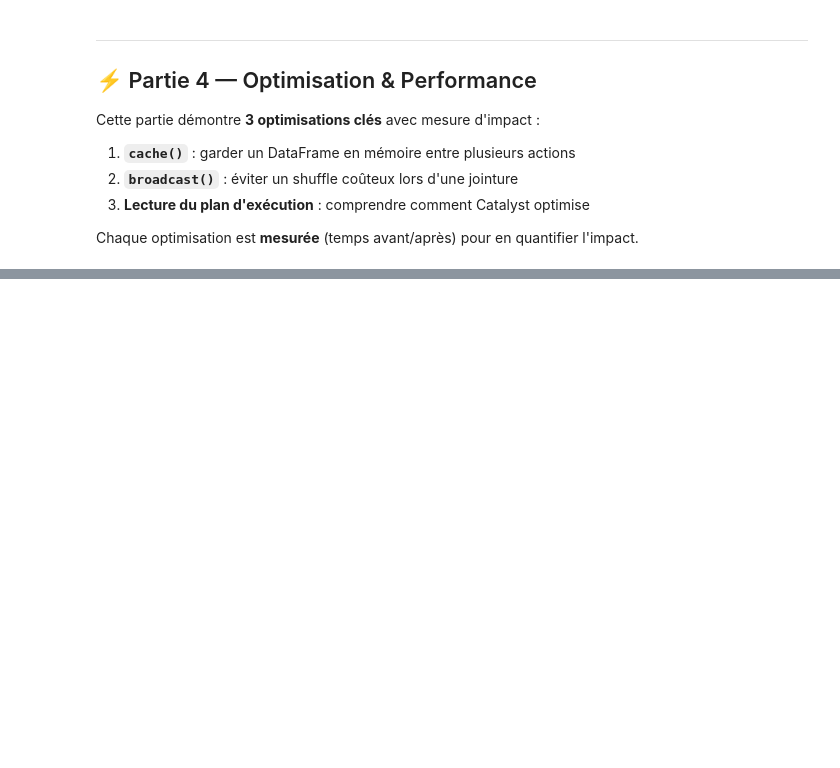
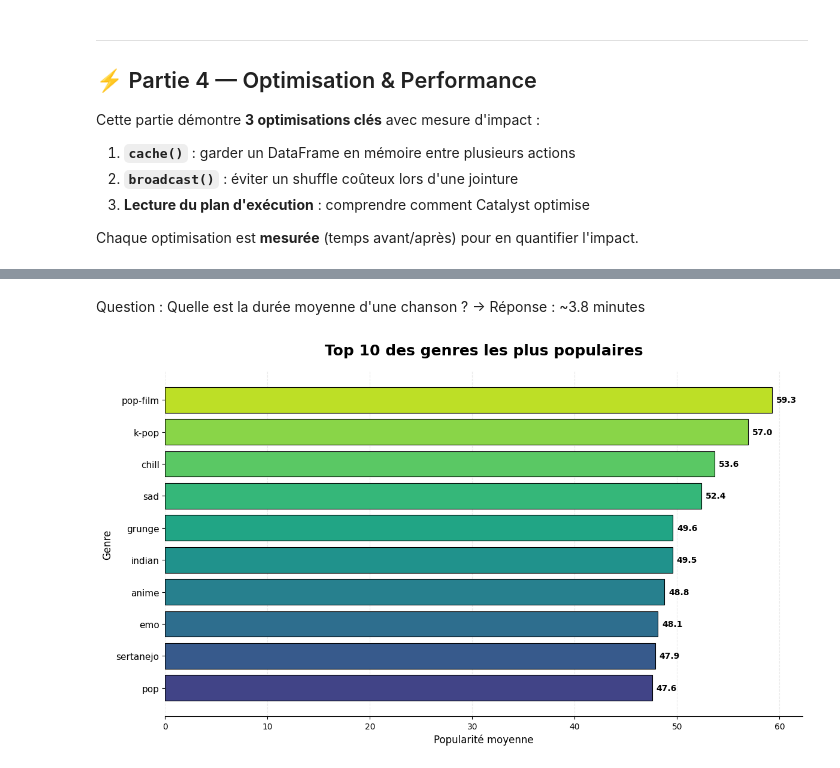
Before and after one commit to YanisTounsi/projet-pyspark-spotify, a Jupyter notebook: notebooks/01_setup_et_ingestion.ipynb, the cells around one changed output, grey strips where cells are left out. Cells and saved outputs as stored; diff of their text form; code cells hidden in the pictures; blank space fills up the shorter version.

Commit message:
Mise à jour notebook (analyse, graphes, ML)

```diff
--- a/notebooks/01_setup_et_ingestion.ipynb
+++ b/notebooks/01_setup_et_ingestion.ipynb
@@ -974,0 +1070,53 @@ AdaptiveSparkPlan isFinalPlan=false
+# %% [markdown]
+Question : Quelle est la durée moyenne d'une chanson ?
+→ Réponse : ~3.8 minutes
+# %%
+top_genres_pd = top_genres.toPandas().head(10).copy()
+
+import matplotlib.pyplot as plt
+import numpy as np
+
+top_genres_pd = top_genres_pd.sort_values("popularite_moy", ascending=True)
+
+fig, ax = plt.subplots(figsize=(12, 7))
+
+colors = plt.cm.viridis(np.linspace(0.2, 0.9, len(top_genres_pd)))
+
+bars = ax.barh(
+    top_genres_pd["track_genre"],
+    top_genres_pd["popularite_moy"],
+    color=colors,
+    edgecolor="black",
+    linewidth=0.8
+)
+
+for bar in bars:
+    width = bar.get_width()
+    ax.text(
+        width + 0.4,
+        bar.get_y() + bar.get_height() / 2,
+        f"{width:.1f}",
+        va="center",
+        ha="left",
+        fontsize=10,
+        fontweight="bold"
+    )
+
+ax.set_title("Top 10 des genres les plus populaires", fontsize=18, fontweight="bold", pad=20)
+ax.set_xlabel("Popularité moyenne", fontsize=12)
+ax.set_ylabel("Genre", fontsize=12)
+
+ax.grid(axis="x", linestyle="--", alpha=0.25)
+ax.set_axisbelow(True)
+
+ax.spines["top"].set_visible(False)
+ax.spines["right"].set_visible(False)
+ax.spines["left"].set_visible(False)
+
+ax.tick_params(axis="y", labelsize=11)
+ax.tick_params(axis="x", labelsize=10)
+
+plt.tight_layout()
+plt.show()
+# %% [output]
+[figure, added]
```
Also changed, not shown: parts of 44 cells of this notebook.
